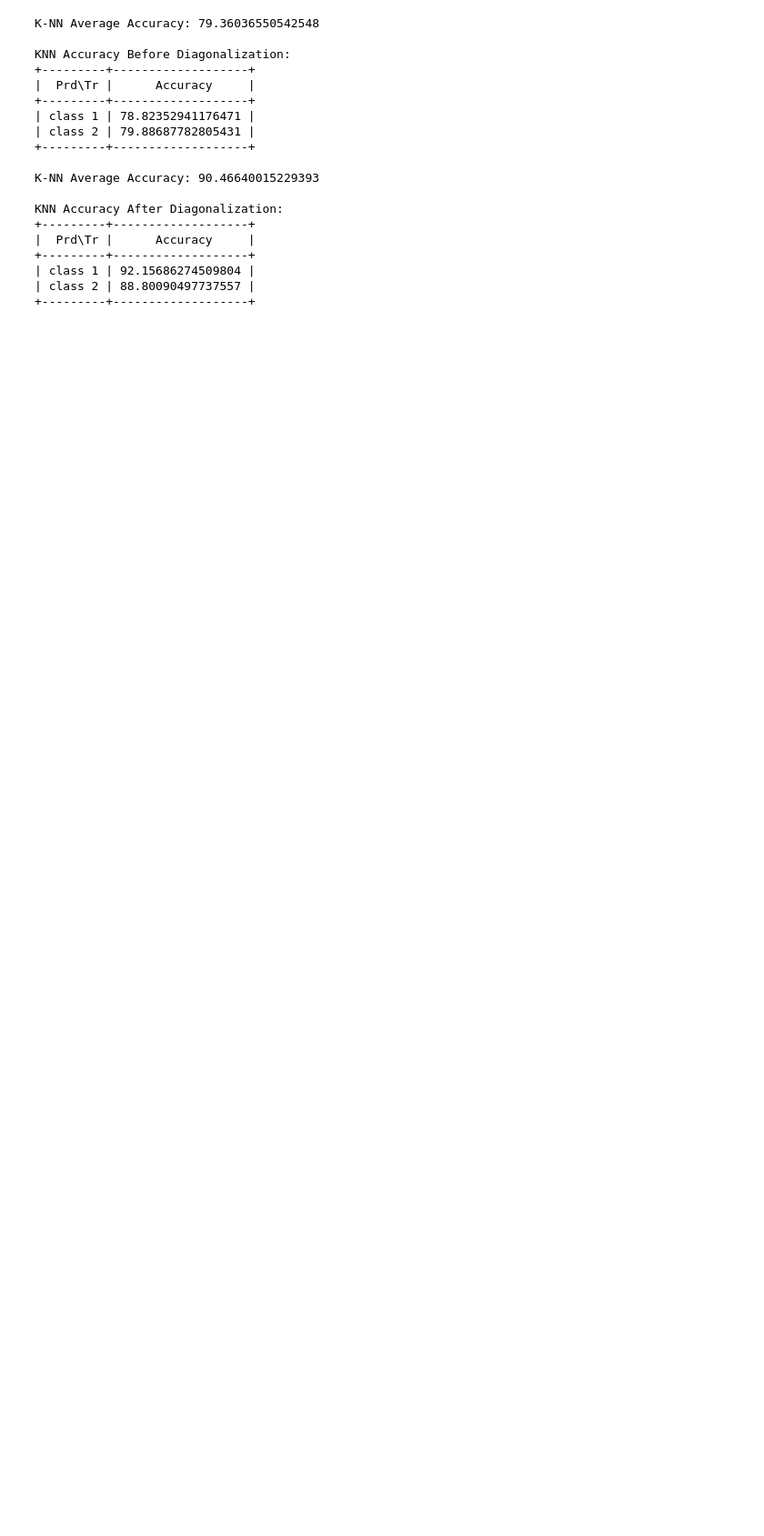
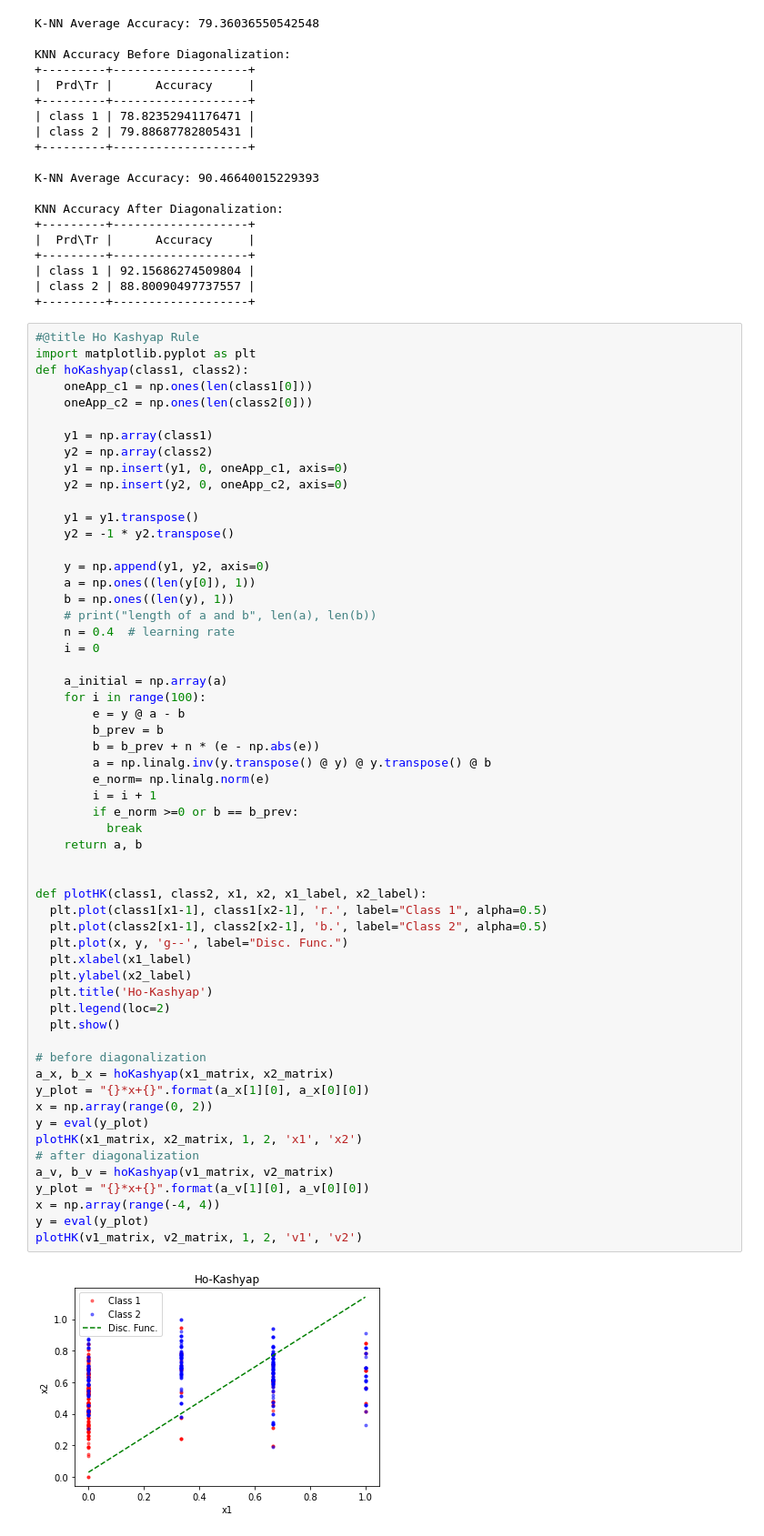
Before and after one commit to zahrafali/PatternRecognition, a Jupyter notebook: PR_Project.ipynb, the cells around one changed output. Shown at 91% size. Cells and saved outputs as stored; diff of their text form; blank space fills up the shorter version.

```diff
--- a/PR_Project.ipynb
+++ b/PR_Project.ipynb
@@ -1027,3 +1058,62 @@ KNN Accuracy After Diagonalization:
 | class 1 | 92.15686274509804 |
 | class 2 | 88.80090497737557 |
 +---------+-------------------+
+# %%
+#@title Ho Kashyap Rule
+import matplotlib.pyplot as plt
+def hoKashyap(class1, class2):
+    oneApp_c1 = np.ones(len(class1[0]))
+    oneApp_c2 = np.ones(len(class2[0]))
+
+    y1 = np.array(class1)
+    y2 = np.array(class2)
+    y1 = np.insert(y1, 0, oneApp_c1, axis=0)
+    y2 = np.insert(y2, 0, oneApp_c2, axis=0)
+
+    y1 = y1.transpose()
+    y2 = -1 * y2.transpose()
+
+    y = np.append(y1, y2, axis=0)
+    a = np.ones((len(y[0]), 1))
+    b = np.ones((len(y), 1))
+    # print("length of a and b", len(a), len(b))
+    n = 0.4  # learning rate
+    i = 0
+
+    a_initial = np.array(a)
+    for i in range(100):
+        e = y @ a - b
+        b_prev = b
+        b = b_prev + n * (e - np.abs(e))
+        a = np.linalg.inv(y.transpose() @ y) @ y.transpose() @ b
+        e_norm= np.linalg.norm(e)
+        i = i + 1
+        if e_norm >=0 or b == b_prev:
+          break
+    return a, b
+
+
+def plotHK(class1, class2, x1, x2, x1_label, x2_label):
+  plt.plot(class1[x1-1], class1[x2-1], 'r.', label="Class 1", alpha=0.5)
+  plt.plot(class2[x1-1], class2[x2-1], 'b.', label="Class 2", alpha=0.5)
+  plt.plot(x, y, 'g--', label="Disc. Func.")
+  plt.xlabel(x1_label)
+  plt.ylabel(x2_label)
+  plt.title('Ho-Kashyap')
+  plt.legend(loc=2)
+  plt.show()
+
+# before diagonalization
+a_x, b_x = hoKashyap(x1_matrix, x2_matrix)
+y_plot = "{}*x+{}".format(a_x[1][0], a_x[0][0])
+x = np.array(range(0, 2))
+y = eval(y_plot)
+plotHK(x1_matrix, x2_matrix, 1, 2, 'x1', 'x2')
+# after diagonalization
+a_v, b_v = hoKashyap(v1_matrix, v2_matrix)
+y_plot = "{}*x+{}".format(a_v[1][0], a_v[0][0])
+x = np.array(range(-4, 4))
+y = eval(y_plot)
+plotHK(v1_matrix, v2_matrix, 1, 2, 'v1', 'v2')
+# %% [output]
+[figure, added]
```
Also changed, not shown: parts of 4 cells of this notebook.
